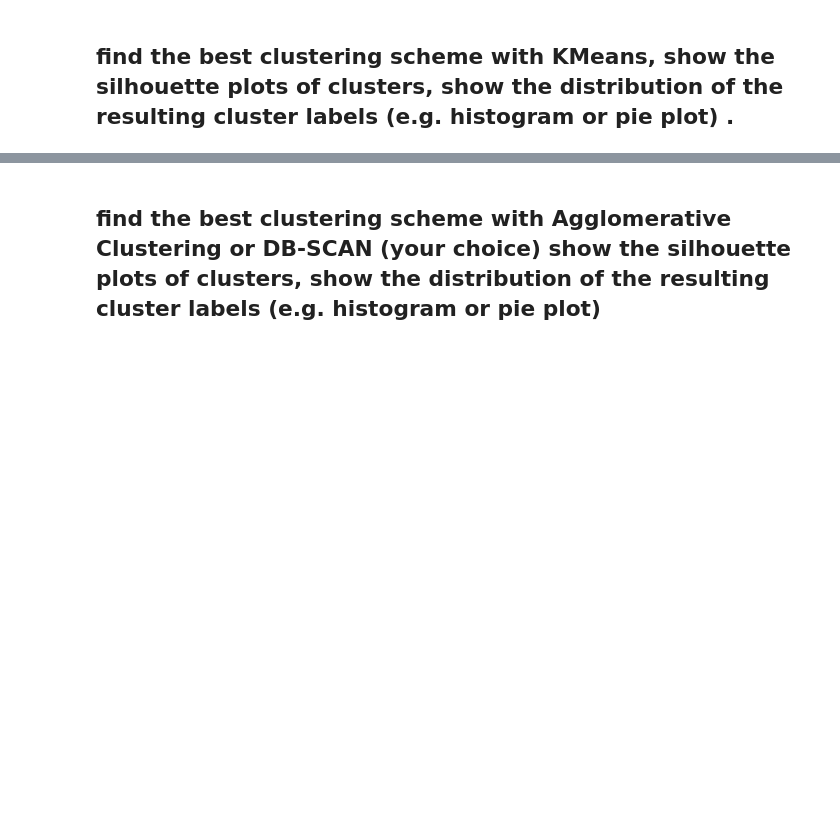
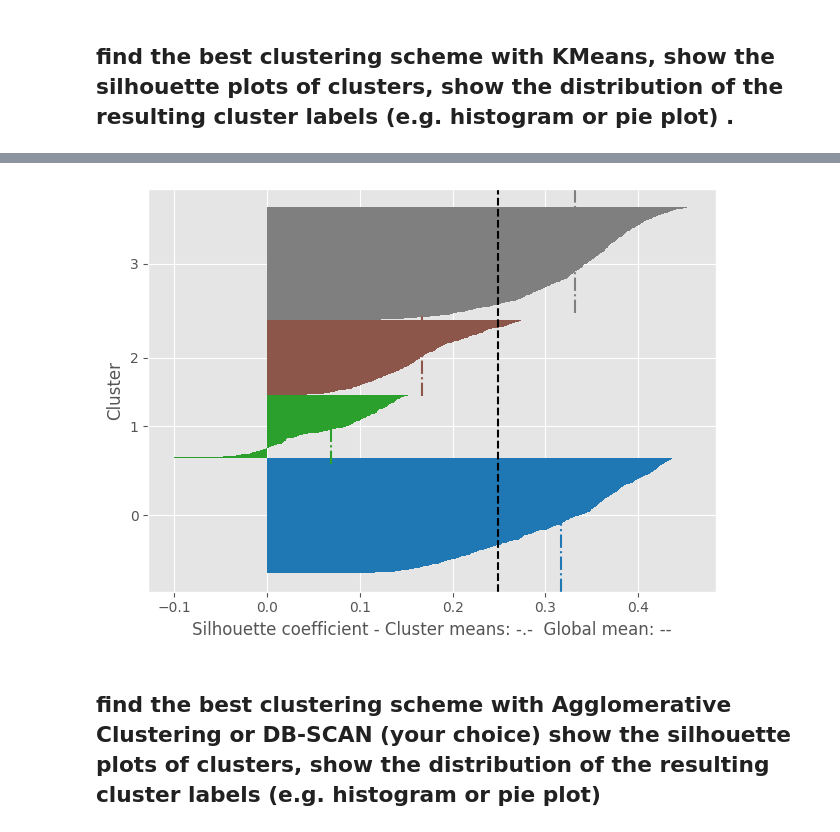
Before and after one commit to carnivuth/datamining, a Jupyter notebook: labs/exams/15_01_2024/exam.ipynb, the cells around one changed output, grey strips where cells are left out. Cells and saved outputs as stored; diff of their text form; code cells hidden in the pictures; blank space fills up the shorter version.

```diff
--- a/labs/exams/15_01_2024/exam.ipynb
+++ b/labs/exams/15_01_2024/exam.ipynb
@@ -131,3 +133,11 @@ plt.ylim([0,1])
+# %%
+best_k=7
+kms=KMeans(n_clusters=best_k)
+y_km=kms.fit_predict(df)
+score=silhouette_samples(df,y_km)
+plot_silhouette(score,y_km)
+# %% [output]
+[figure, added]
 # %% [markdown]
 ## find the best clustering scheme with Agglomerative Clustering or DB-SCAN (your choice) show the silhouette plots of clusters, show the distribution of the resulting cluster labels (e.g. histogram or pie plot)
 # %% [markdown]
```
Also changed, not shown: parts of 2 cells of this notebook, 1 other file.
